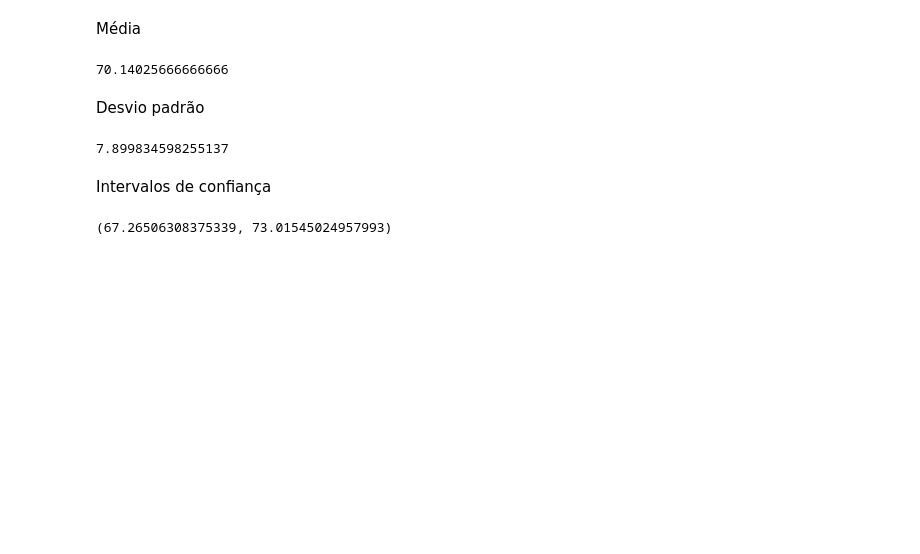
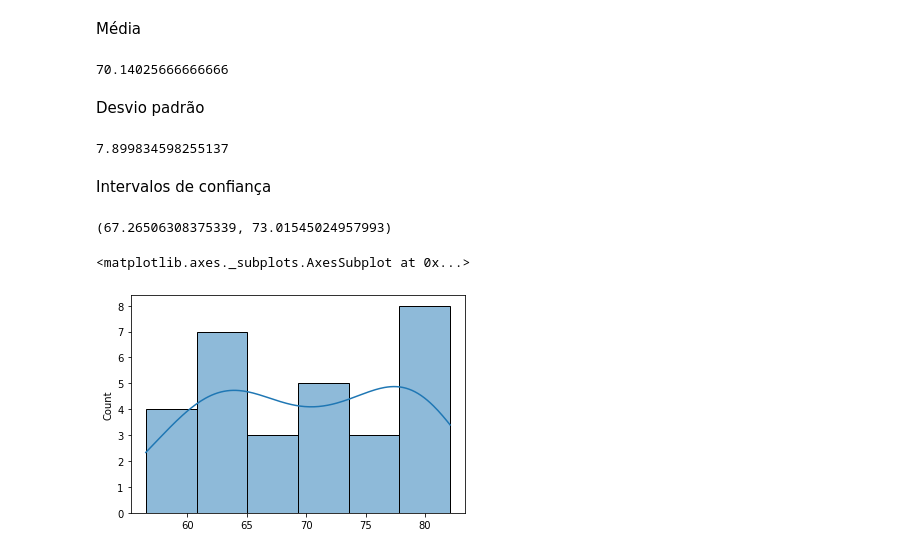
Before and after one commit to miller00315/estatistica_machine_learning, a Jupyter notebook: intervalo_confianca.ipynb, the cells around one changed output. Cells and saved outputs as stored; diff of their text form; code cells hidden in the pictures; blank space fills up the shorter version.

```diff
--- a/intervalo_confianca.ipynb
+++ b/intervalo_confianca.ipynb
@@ -115,3 +115,8 @@ intervalos = norm.interval(0.95, media, stats.sem(dados_salario))
 intervalos
 # %% [output]
 (67.26506308375339, 73.01545024957993)
+# %%
+sns.histplot(dados_salario, kde=True)
+# %% [output]
+<matplotlib.axes._subplots.AxesSubplot at 0x...>
+[figure, added]
```
